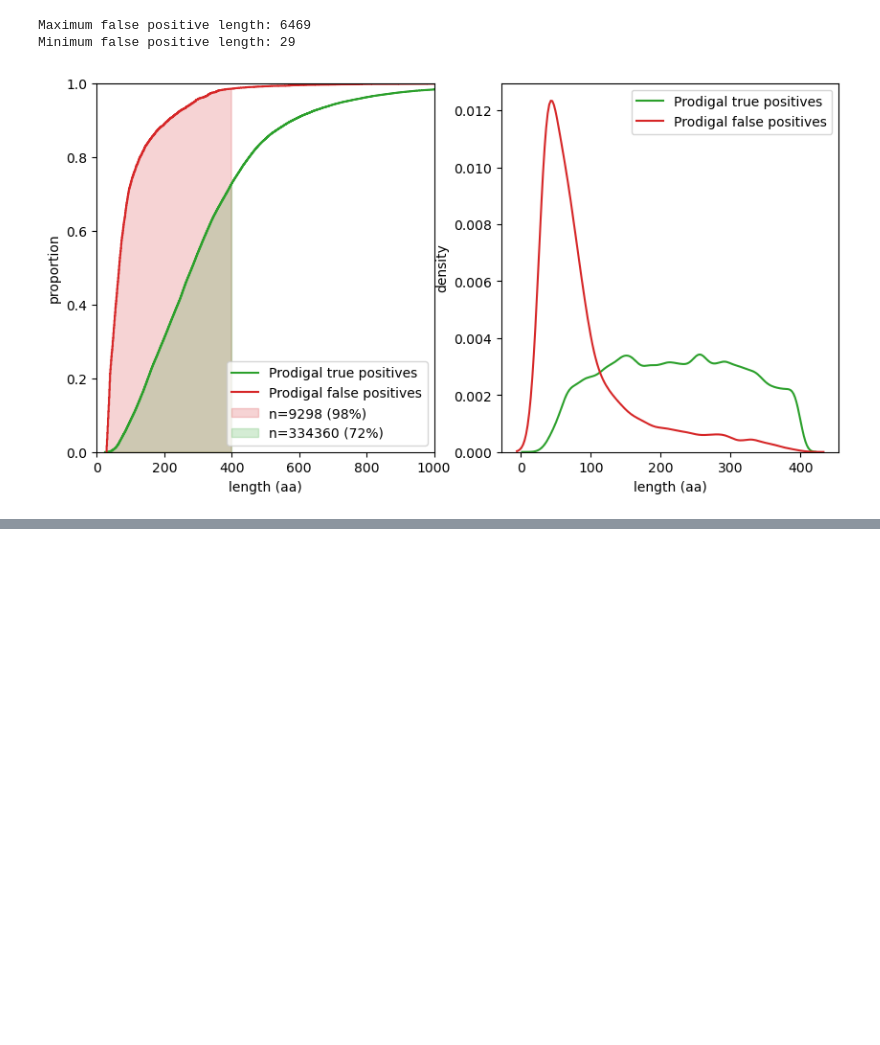
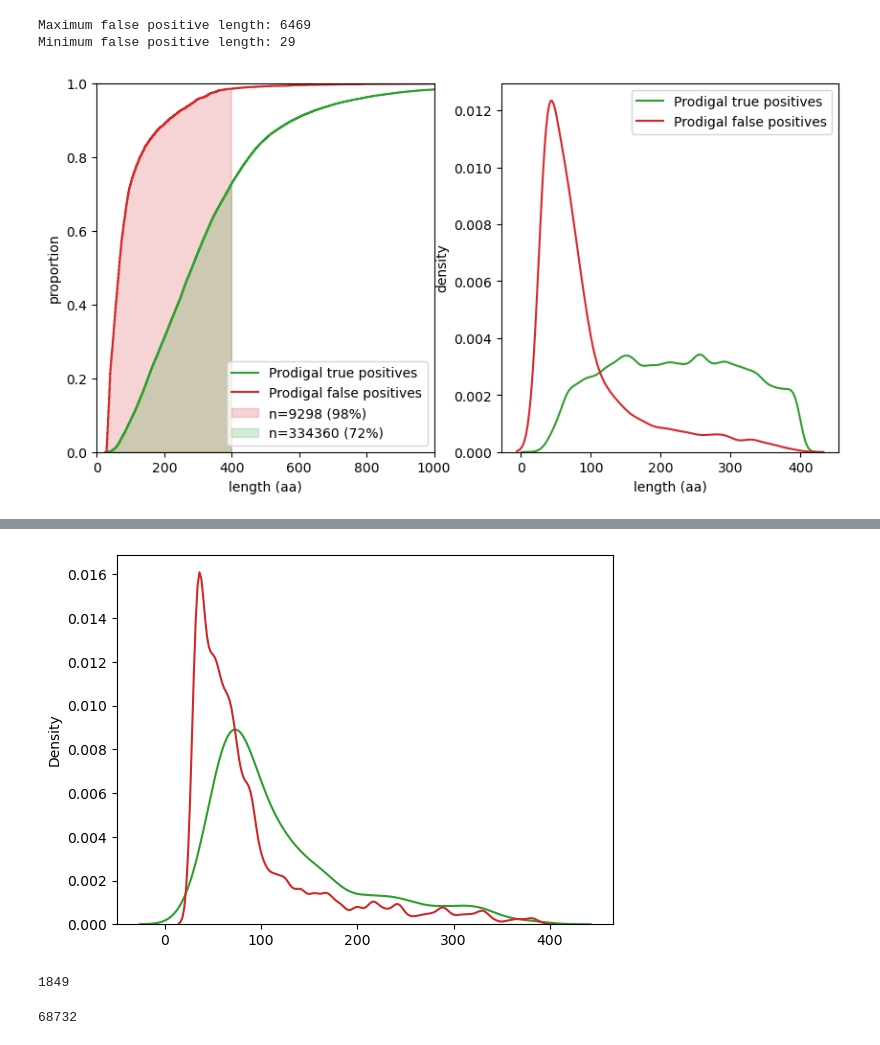
Before and after one commit to pipparichter/frugal, a Jupyter notebook: notebooks/filter.ipynb, the cells around one changed output, grey strips where cells are left out. Drawn from its saved outputs; the diff is of its cells as text; code cells hidden in the pictures; blank space fills up the shorter version.

Commit message:
fixing the Sampler

```diff
--- a/notebooks/filter.ipynb
+++ b/notebooks/filter.ipynb
@@ -121,0 +117,30 @@ sampler = Sampler(dataset, balance_classes=True)
+# %%
+sampler = Sampler(dataset, balance_lengths=True, balance_classes=True, sample_size=len(dataset)*10)
+dataloader = DataLoader(dataset, sampler=sampler, batch_size=16)
+# %%
+seqs_tp, seqs_fp = [], []
+ids_tp, ids_fp = [], []
+
+for batch in dataloader:
+    seqs, ids = np.array(batch['seq']), np.array(batch['index'])
+    labels = batch['label'].numpy()
+    seqs_tp += list(seqs[labels == 0])
+    seqs_fp += list(seqs[labels == 1])
+    ids_tp += list(ids[labels == 0])
+    ids_fp += list(ids[labels == 1])
+# %%
+fig, ax = plt.subplots()
+
+sns.kdeplot([len(seq) for seq in seqs_tp], ax=ax, color='tab:green')
+sns.kdeplot([len(seq) for seq in seqs_fp], ax=ax, color='tab:red')
+plt.show()
+# %% [output]
+[figure, added]
+# %%
+print(len(ids_fp))
+# %% [output]
+1849
+# %%
+len(dataset)
+# %% [output]
+68732
```
Also changed, not shown: parts of 3 cells of this notebook, 2 other files.
